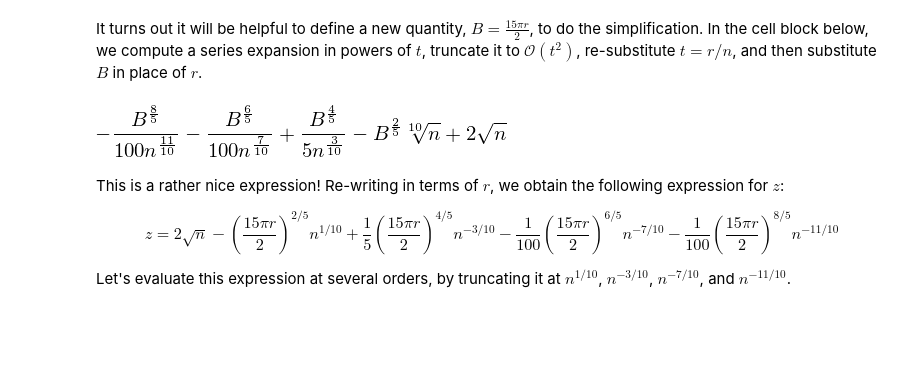
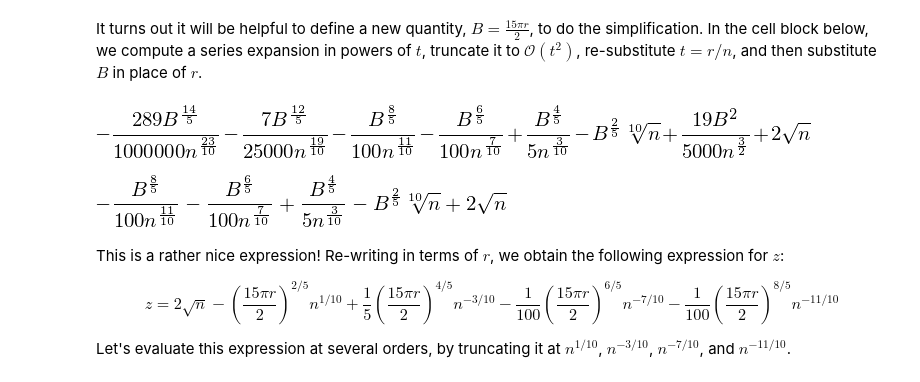
Before and after one commit to Travis-S/arxiv_1609.04385, a Jupyter notebook: Supplemental_NB-II.ipynb, the cells around one changed output. Saved outputs shown, nothing was run; the diff lists cells and outputs as text; code cells hidden in the pictures; blank space fills up the shorter version.

```diff
--- a/Supplemental_NB-II.ipynb
+++ b/Supplemental_NB-II.ipynb
@@ -300,9 +299,13 @@ It turns out it will be helpful to define a new quantity, $B = \frac{15 \pi r}{2
 # %%
 sympy.init_printing()
 B = sympy.symbols('B')
-sympy.expand(sympy.series(z, t, n=2)).subs({t:r/n}).removeO().subs({r: 2*B/(15 * sympy.pi)})
+sympy.expand(sympy.series(z, t, n=3)).subs({t:r/n}).removeO().subs({r: 2*B/(15 * sympy.pi)})
 # %% [output]
-[figure, old version]
+[figure, new version]
+# %%
+sympy.expand(sympy.series(z, t, n=2)).subs({t:r/n}).removeO().subs({r: 2*B/(15 * sympy.pi)})
+# %% [output]
+[figure, added]
 # %% [markdown]
 This is a rather nice expression!
  Re-writing in terms of $r$, we obtain the following expression for $z$:
```
Also changed, not shown: parts of 9 cells of this notebook.
